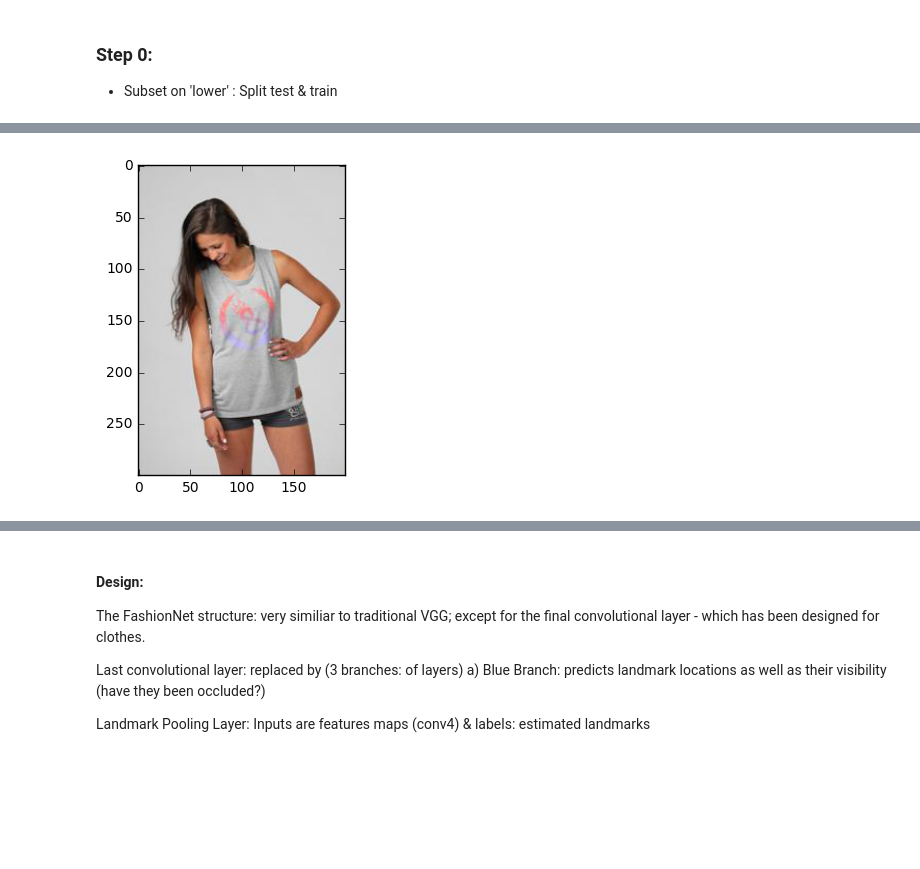
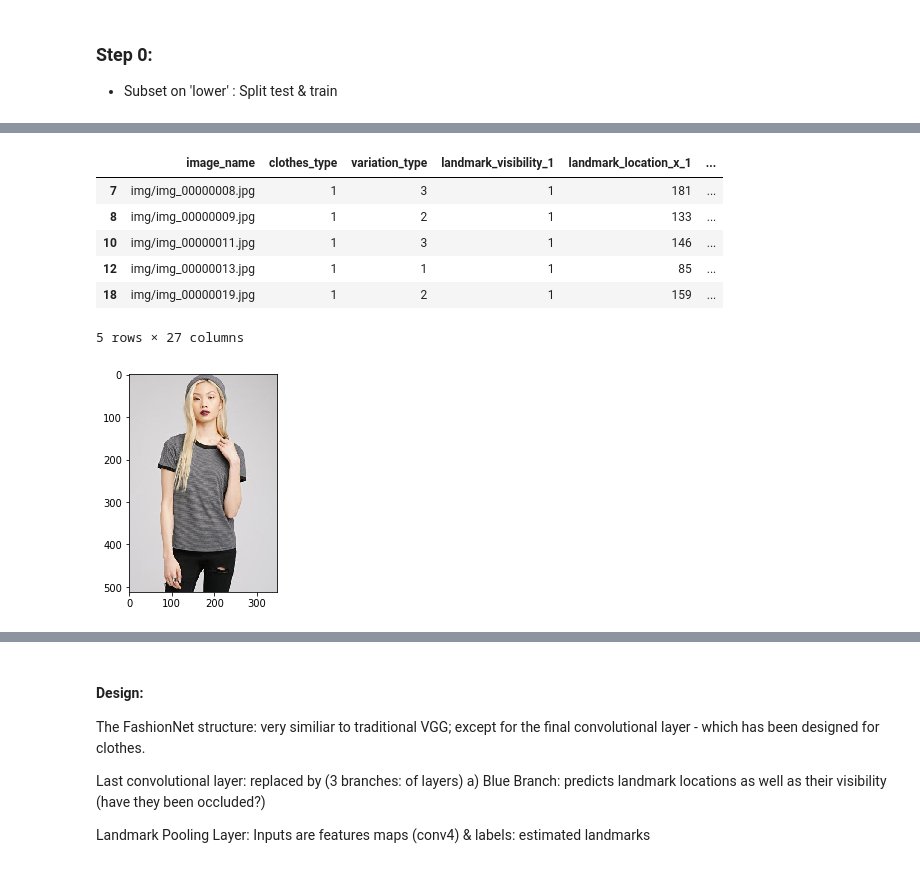
Before and after one commit to julialintern/fashionNet, a Jupyter notebook: preprocess_step_0_upper_clean.ipynb, the cells around one changed output, grey strips where cells are left out. Cells and saved outputs as stored; diff of their text form; code cells hidden in the pictures; blank space fills up the shorter version.

```diff
--- a/preprocess_step_0_upper_clean.ipynb
+++ b/preprocess_step_0_upper_clean.ipynb
@@ -34,12 +84,26 @@ lower.head(2)
+# %%
+# testing - invisible collar ?
+t1=upper[upper.landmark_visibility_1==1]
+t1.head()
+
+# testing - occluded left sleeve?
+t2=upper[upper.landmark_visibility_3==1]
+t2.head()
+# %% [output]
+|  | image_name | clothes_type | variation_type | landmark_visibility_1 | landmark_location_x_1 | ... |
+| 7 | img/img_00000008.jpg | 1 | 3 | 1 | 181 | ... |
+| 8 | img/img_00000009.jpg | 1 | 2 | 1 | 133 | ... |
+| 10 | img/img_00000011.jpg | 1 | 3 | 1 | 146 | ... |
+| 12 | img/img_00000013.jpg | 1 | 1 | 1 | 85 | ... |
+| 18 | img/img_00000019.jpg | 1 | 2 | 1 | 159 | ... |
+5 rows × 27 columns
 # %%
-# looks like visibility on sleeves is inconsistent : visible ?
-
 from scipy import ndimage
 from matplotlib import pyplot as plt
 
-base='/home/icarus/mount_data/'
-file1=ndimage.imread(base+'img/Boxy_Ombr&eacute;_Tee/img_00000051.jpg')
+
+file1=ndimage.imread('/home/ubuntu/img/img_00000001.jpg')
 plt.imshow(file1)
 plt.show()
 # %% [output]
-[figure, old version]
+[figure, new version]
```
Also changed, not shown: parts of 34 cells of this notebook, 1 other file.
